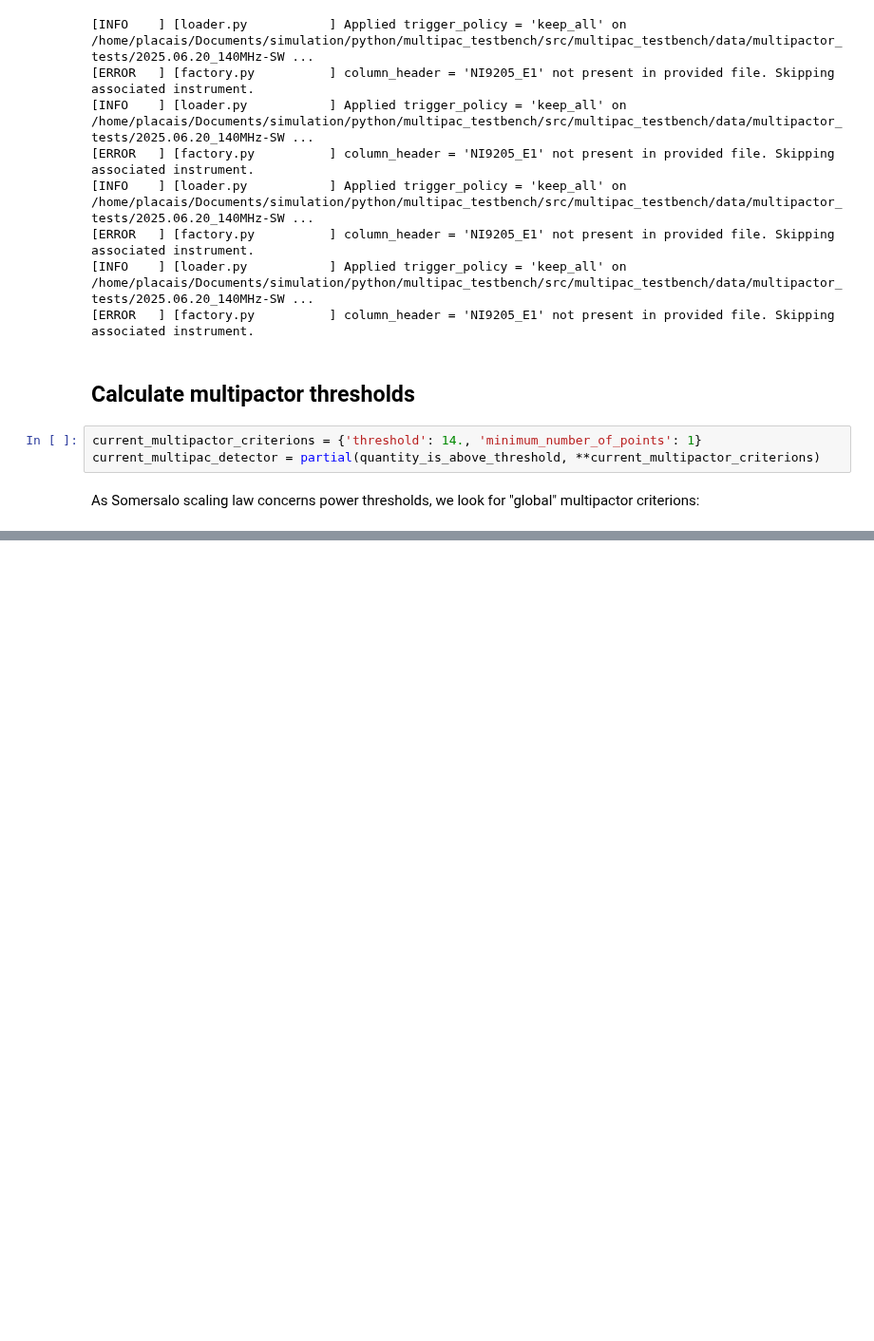
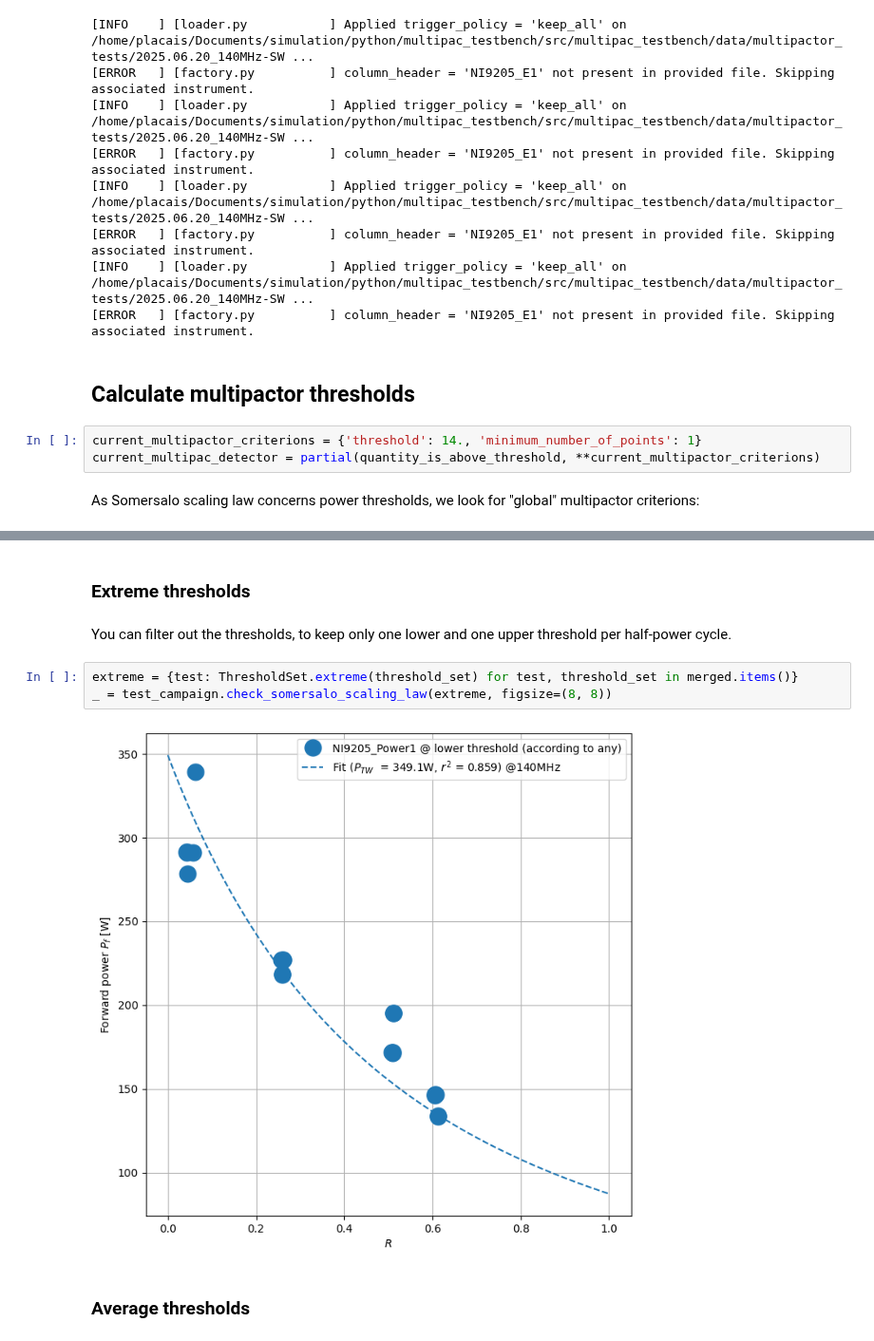
Before and after one commit to AdrienPlacais/multipac_testbench, a Jupyter notebook: docs/manual/notebooks/check_somersalo_scaling_law.ipynb, the cells around one changed output, grey strips where cells are left out. Shown at 95% size. Saved outputs shown, nothing was run; the diff lists cells and outputs as text; blank space fills up the shorter version.

```diff
--- a/docs/manual/notebooks/check_somersalo_scaling_law.ipynb
+++ b/docs/manual/notebooks/check_somersalo_scaling_law.ipynb
@@ -66,0 +71,11 @@ We average the "global" multipactor thresholds measured during the last power st
+# %% [markdown]
+### Extreme thresholds
+# %% [markdown]
+You can filter out the thresholds, to keep only one lower and one upper threshold per half-power cycle.
+# %%
+extreme = {test: ThresholdSet.extreme(threshold_set) for test, threshold_set in merged.items()}
+_ = test_campaign.check_somersalo_scaling_law(extreme, figsize=(8, 8))
+# %% [output]
+[figure, added]
+# %% [markdown]
+### Average thresholds
```
Also changed, not shown: parts of 14 cells of this notebook.
